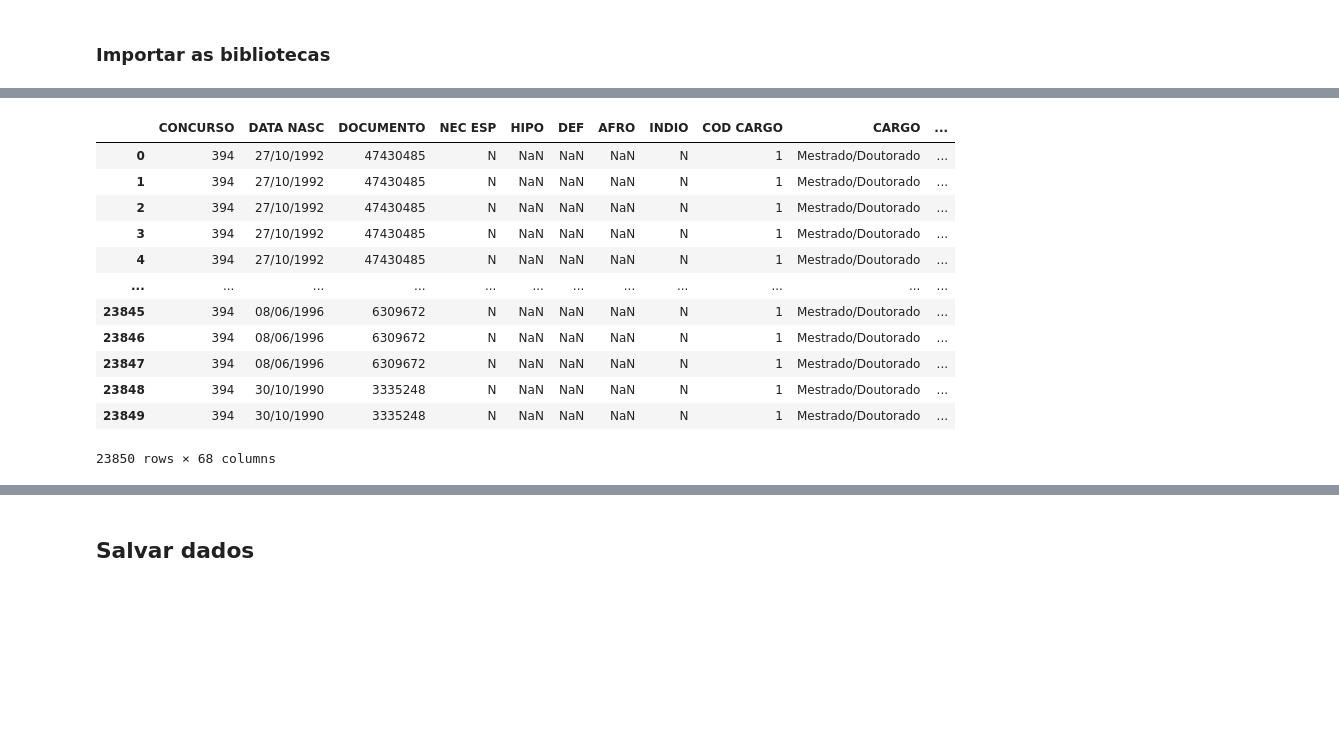
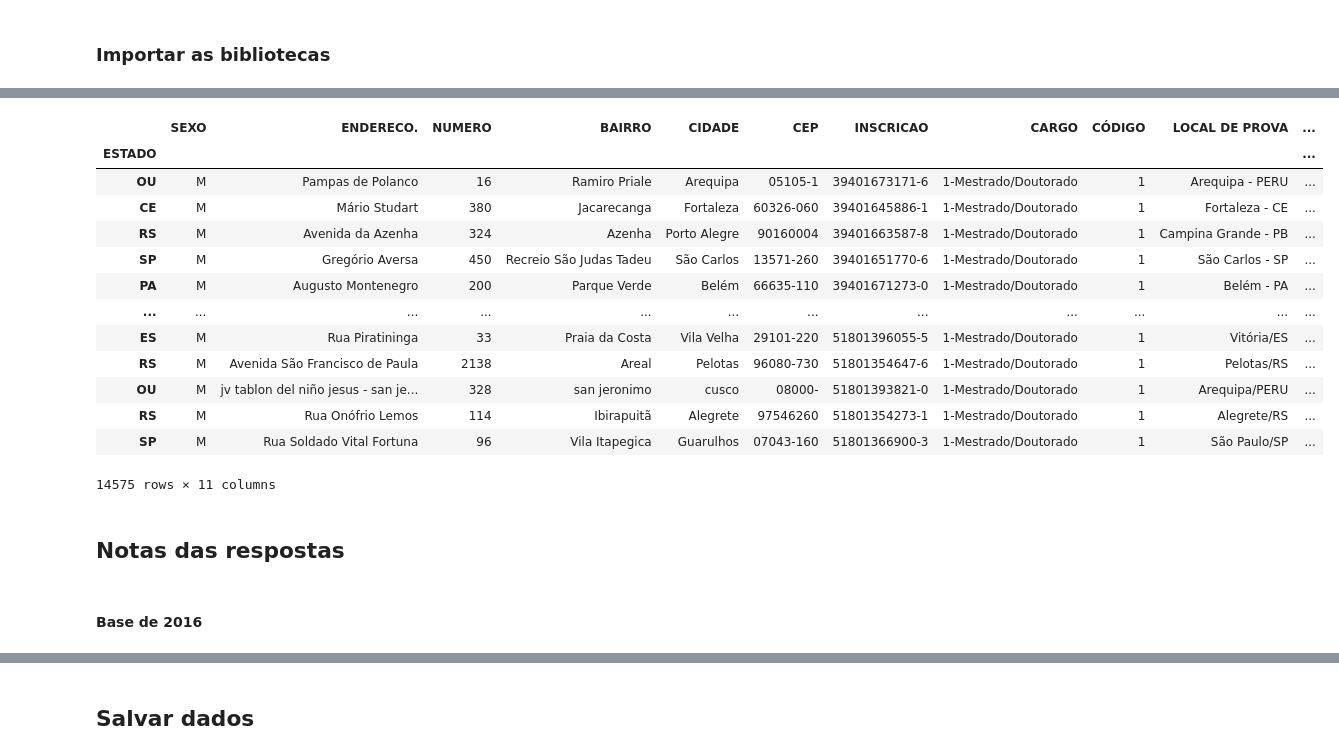
Before and after one commit to jeancarloscc/OrientPOSCOMP-System, a Jupyter notebook: analiseDados.ipynb, the cells around one changed output, grey strips where cells are left out. Saved outputs shown, nothing was run; the diff lists cells and outputs as text; code cells hidden in the pictures; blank space fills up the shorter version.

```diff
--- a/analiseDados.ipynb
+++ b/analiseDados.ipynb
@@ -44,6 +57,10 @@ dados_gabaritos_2016 = dados_gabaritos_2016.set_index('COD CARGO')
+# %%
+dados_homologados_2016 = pd.read_csv("dados/homologação_poscomp/homologados_dados_contatos_poscomp_2016.csv", sep=';', encoding='utf-8')
+dados_homologados_2017 = pd.read_csv("dados/homologação_poscomp/homologados_dados_contatos_poscomp_2017.csv", sep=';', encoding='utf-8')
+dados_homologados_2018 = pd.read_csv("dados/homologação_poscomp/homologados_dados_contatos_poscomp_2018.csv", sep=';', encoding='utf-8')
+dados_homologados_2019 = pd.read_csv("dados/homologação_poscomp/homologados_dados_contatos_poscomp_2019.csv", sep=';', encoding='utf-8')
 # %%
 # Dados da homologação dos candidatos POSCOMP 2016
-dados_homologados_2016 = pd.read_csv("homologados_dados_contatos_poscomp_2016.csv", sep=';', encoding='utf-8')
-dados_homologados_2016 = dados_homologados_2016.set_index('ESTADO')
-dados_homologados_2016
+# dados_homologados_2016 = dados_homologados_2016.set_index('ESTADO')
+dados_homologados_2016.columns
 # %% [output]
@@ -64,18 +74,32 @@ dados_homologados_2016
-# %%
-#Notas do POSCOMP 2016
-dados_notas_2016 = pd.read_csv("Notas_poscomp_2016.csv", sep=';', encoding='utf-8')
-dados_notas_2016
-# %% [output]
-|  | CONCURSO | DATA NASC | DOCUMENTO | NEC ESP | HIPO | DEF | AFRO | INDIO | COD CARGO | CARGO | ... |
-| 0 | 394 | 27/10/1992 | 47430485 | N | NaN | NaN | NaN | N | 1 | Mestrado/Doutorado | ... |
-| 1 | 394 | 27/10/1992 | 47430485 | N | NaN | NaN | NaN | N | 1 | Mestrado/Doutorado | ... |
-| 2 | 394 | 27/10/1992 | 47430485 | N | NaN | NaN | NaN | N | 1 | Mestrado/Doutorado | ... |
-| 3 | 394 | 27/10/1992 | 47430485 | N | NaN | NaN | NaN | N | 1 | Mestrado/Doutorado | ... |
-| 4 | 394 | 27/10/1992 | 47430485 | N | NaN | NaN | NaN | N | 1 | Mestrado/Doutorado | ... |
-| ... | ... | ... | ... | ... | ... | ... | ... | ... | ... | ... | ... |
-| 23845 | 394 | 08/06/1996 | 6309672 | N | NaN | NaN | NaN | N | 1 | Mestrado/Doutorado | ... |
-| 23846 | 394 | 08/06/1996 | 6309672 | N | NaN | NaN | NaN | N | 1 | Mestrado/Doutorado | ... |
-| 23847 | 394 | 08/06/1996 | 6309672 | N | NaN | NaN | NaN | N | 1 | Mestrado/Doutorado | ... |
-| 23848 | 394 | 30/10/1990 | 3335248 | N | NaN | NaN | NaN | N | 1 | Mestrado/Doutorado | ... |
-| 23849 | 394 | 30/10/1990 | 3335248 | N | NaN | NaN | NaN | N | 1 | Mestrado/Doutorado | ... |
-23850 rows × 68 columns
+# %%
+dados_homologados_2016 = dados_homologados_2016.assign(ANO='2016')
+dados_homologados_2017 = dados_homologados_2017.assign(ANO='2017')
+dados_homologados_2018 = dados_homologados_2018.assign(ANO='2018')
+dados_homologados_2019 = dados_homologados_2019.assign(ANO='2019')
+# %%
+dados_homologados = pd.concat([dados_homologados_2016, dados_homologados_2017, dados_homologados_2018, dados_homologados_2019], axis=0)
+dados_homologados = dados_homologados.drop(columns=['NOME','CPF', 'DATA NASC.', 'TIPO DE DOCUMENTO', 'DOCUMENTO','NOME DO PAI',
+                                                    'NOME DA MÃE', 'EMAIL', 'DDD', 'FONE', 'DDD CEL', 'CELULAR', 'SENHA', 'DATA INSCRIÇÃO',
+                                                    'DEFICIENTE', 'NECESSIDADES ESPECIAIS', 'DESCRICAO DA NECESSIDADE', 'ESTRANGEIRO',
+                                                    'DS CARGO', 'COMPL.'])
+# %%
+dados_homologados.set_index('ESTADO')
+# %% [output]
+|  | SEXO | ENDERECO. | NUMERO | BAIRRO | CIDADE | CEP | INSCRICAO | CARGO | CÓDIGO | LOCAL DE PROVA | ... |
+| ESTADO |  |  |  |  |  |  |  |  |  |  | ... |
+| OU | M | Pampas de Polanco | 16 | Ramiro Priale | Arequipa | 05105-1 | 39401673171-6 | 1-Mestrado/Doutorado | 1 | Arequipa - PERU | ... |
+| CE | M | Mário Studart | 380 | Jacarecanga | Fortaleza | 60326-060 | 39401645886-1 | 1-Mestrado/Doutorado | 1 | Fortaleza - CE | ... |
+| RS | M | Avenida da Azenha | 324 | Azenha | Porto Alegre | 90160004 | 39401663587-8 | 1-Mestrado/Doutorado | 1 | Campina Grande - PB | ... |
+| SP | M | Gregório Aversa | 450 | Recreio São Judas Tadeu | São Carlos | 13571-260 | 39401651770-6 | 1-Mestrado/Doutorado | 1 | São Carlos - SP | ... |
+| PA | M | Augusto Montenegro | 200 | Parque Verde | Belém | 66635-110 | 39401671273-0 | 1-Mestrado/Doutorado | 1 | Belém - PA | ... |
+| ... | ... | ... | ... | ... | ... | ... | ... | ... | ... | ... | ... |
+| ES | M | Rua Piratininga | 33 | Praia da Costa | Vila Velha | 29101-220 | 51801396055-5 | 1-Mestrado/Doutorado | 1 | Vitória/ES | ... |
+| RS | M | Avenida São Francisco de Paula | 2138 | Areal | Pelotas | 96080-730 | 51801354647-6 | 1-Mestrado/Doutorado | 1 | Pelotas/RS | ... |
+| OU | M | jv tablon del niño jesus - san je... | 328 | san jeronimo | cusco | 08000- | 51801393821-0 | 1-Mestrado/Doutorado | 1 | Arequipa/PERU | ... |
+| RS | M | Rua Onófrio Lemos | 114 | Ibirapuitã | Alegrete | 97546260 | 51801354273-1 | 1-Mestrado/Doutorado | 1 | Alegrete/RS | ... |
+| SP | M | Rua Soldado Vital Fortuna | 96 | Vila Itapegica | Guarulhos | 07043-160 | 51801366900-3 | 1-Mestrado/Doutorado | 1 | São Paulo/SP | ... |
+14575 rows × 11 columns
+# %% [markdown]
+## Notas das respostas
+# %% [markdown]
+#### Base de 2016
```
Also changed, not shown: parts of 16 cells of this notebook, 29 other files.
